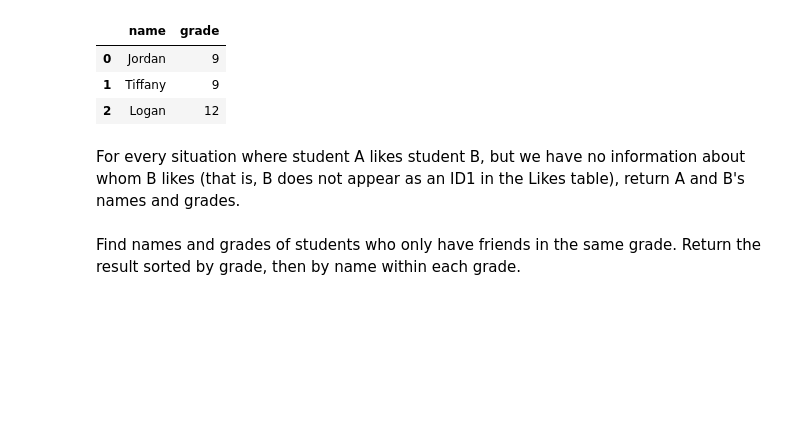
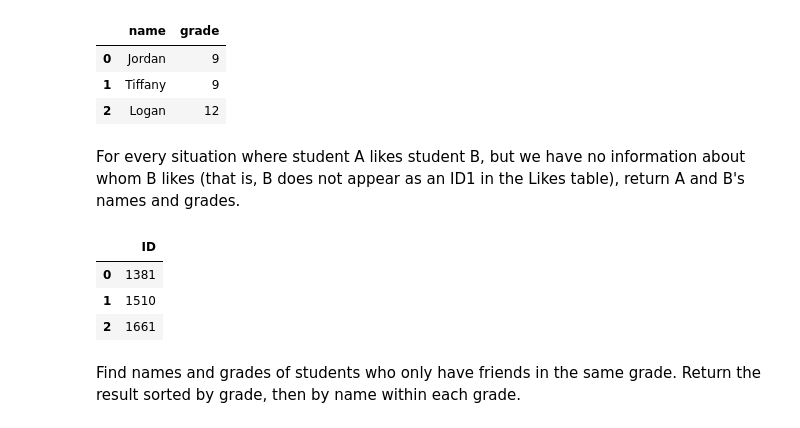
Before and after one commit to dwpsutton/ASI_excercises, a Jupyter notebook: SQL/SQL Workshop Exercises.ipynb, the cells around one changed output. Saved outputs shown, nothing was run; the diff lists cells and outputs as text; code cells hidden in the pictures; blank space fills up the shorter version.

```diff
--- a/SQL/SQL Workshop Exercises.ipynb
+++ b/SQL/SQL Workshop Exercises.ipynb
@@ -188,5 +190,13 @@ ed
 | 2 | Logan | 12 |
 # %% [markdown]
 For every situation where student A likes student B, but we have no information about whom B likes (that is, B does not appear as an ID1 in the Likes table), return A and B's names and grades.
+# %%
+ef= pd.read_sql("SELECT ID FROM HighSchooler EXCEPT SELECT ID1 FROM Likes INTERSECT SELECT ID FROM HighSchooler EXCEPT SELECT ID2 FROM Likes",con)
+ef
+# %% [output]
+|  | ID |
+| 0 | 1381 |
+| 1 | 1510 |
+| 2 | 1661 |
 # %% [markdown]
 Find names and grades of students who only have friends in the same grade. Return the result sorted by grade, then by name within each grade.
```
Also changed, not shown: parts of 3 cells of this notebook, 2 other files.
